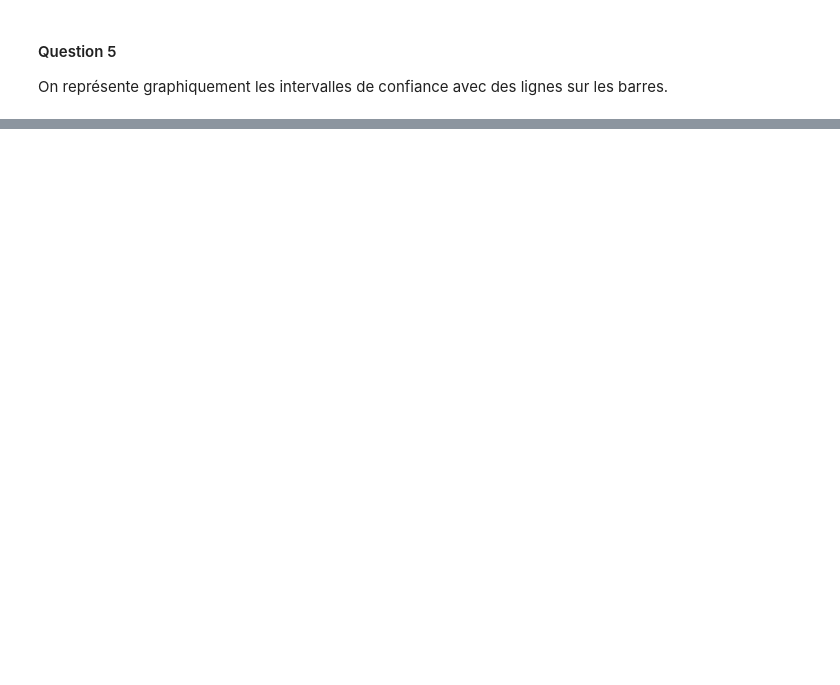
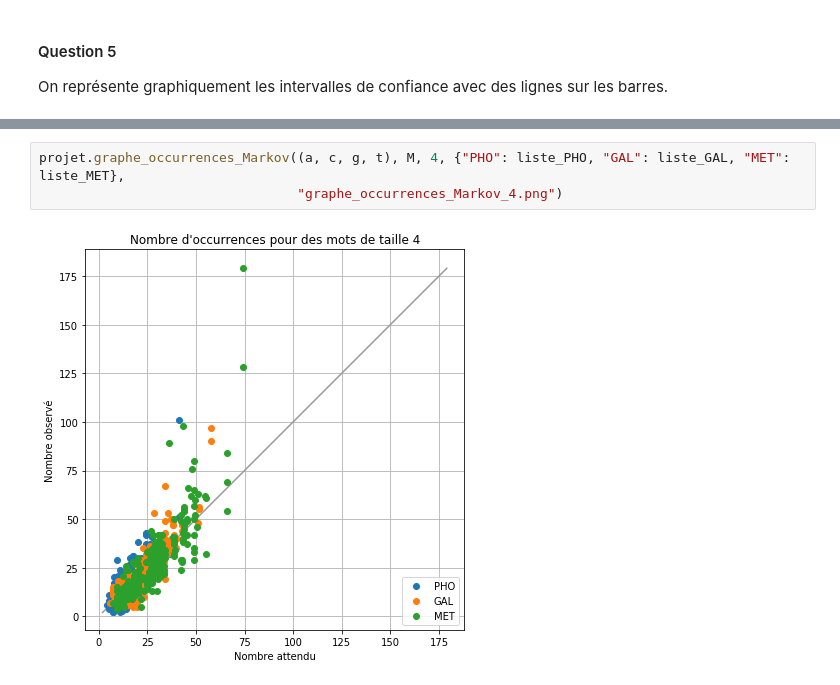
Before and after one commit to arianacarnielli/3I005, a Jupyter notebook: Projet 3/Projet3.ipynb, the cells around one changed output, grey strips where cells are left out. Cells and saved outputs as stored; diff of their text form; blank space fills up the shorter version.

```diff
--- a/Projet 3/Projet3.ipynb
+++ b/Projet 3/Projet3.ipynb
@@ -247,0 +342,5 @@ for mot in probas:
+# %%
+projet.graphe_occurrences_Markov((a, c, g, t), M, 4, {"PHO": liste_PHO, "GAL": liste_GAL, "MET": liste_MET},
+                                 "graphe_occurrences_Markov_4.png")
+# %% [output]
+[figure, added]
```
Also changed, not shown: parts of 20 cells of this notebook, 22 other files.
